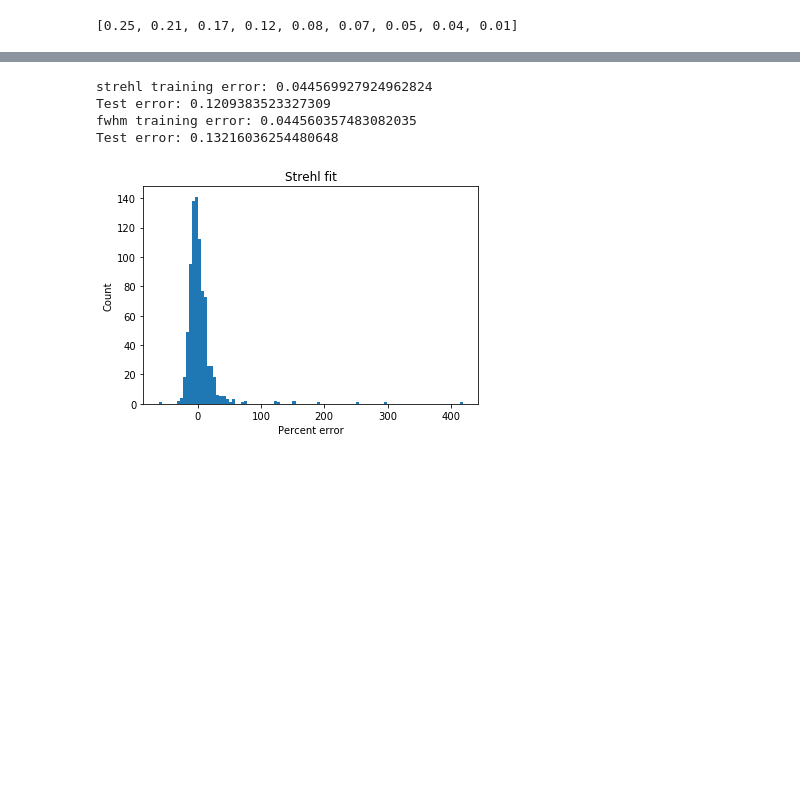
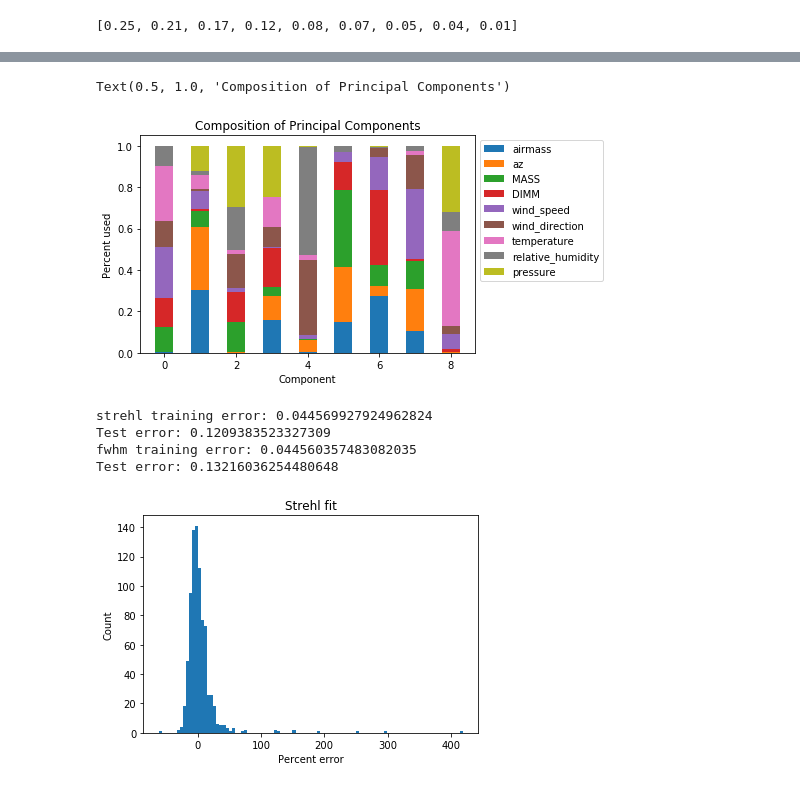
Before and after one commit to eramey16/berkeley_research, a Jupyter notebook: Keck_Performance/Keck_RandomForest_Analysis.ipynb, the cells around one changed output, grey strips where cells are left out. Drawn from its saved outputs; the diff is of its cells as text; code cells hidden in the pictures; blank space fills up the shorter version.

```diff
--- a/Keck_Performance/Keck_RandomForest_Analysis.ipynb
+++ b/Keck_Performance/Keck_RandomForest_Analysis.ipynb
@@ -93,3 +95,21 @@ list(np.round(pca.explained_variance_ratio_, 2))
+# %%
+### Plot makeup of principal components
+x = np.arange(0, pca.n_components_)
+colors = plt.cm.get_cmap('viridis', pca.n_components_)
+
+prev_bar = np.zeros(pca.n_components_)
+for i, component in enumerate(pca.components_.T):
+    c = component**2
+    plt.bar(x, c, width=0.5, bottom=prev_bar, label=use_cols[2:][i])
+    prev_bar += c
+
+plt.legend(bbox_to_anchor=(1, 1))
+plt.xlabel("Component")
+plt.ylabel("Percent used")
+plt.title("Composition of Principal Components")
+# %% [output]
+Text(0.5, 1.0, 'Composition of Principal Components')
+[figure, added]
 # %%
 ### Testing Random Forest Regressor
 # This does not rely on feature scale, so we will leave it out
```
Also changed, not shown: parts of 4 cells of this notebook, 2 other files.
